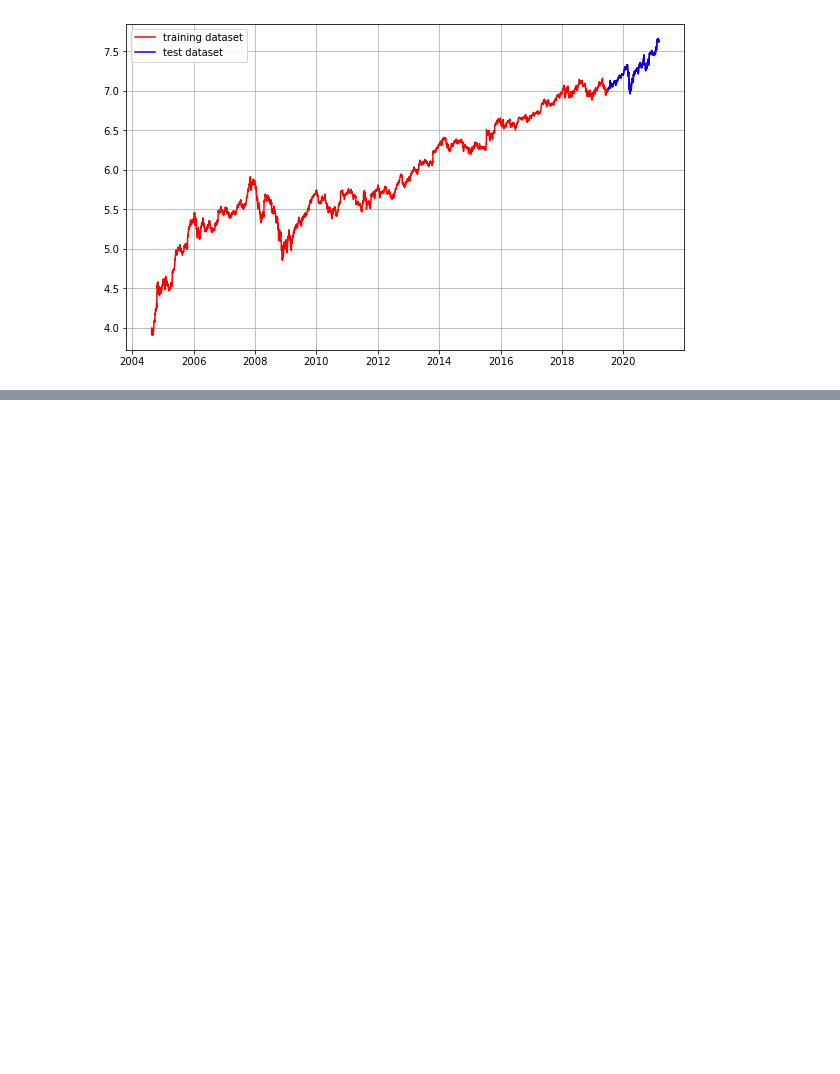
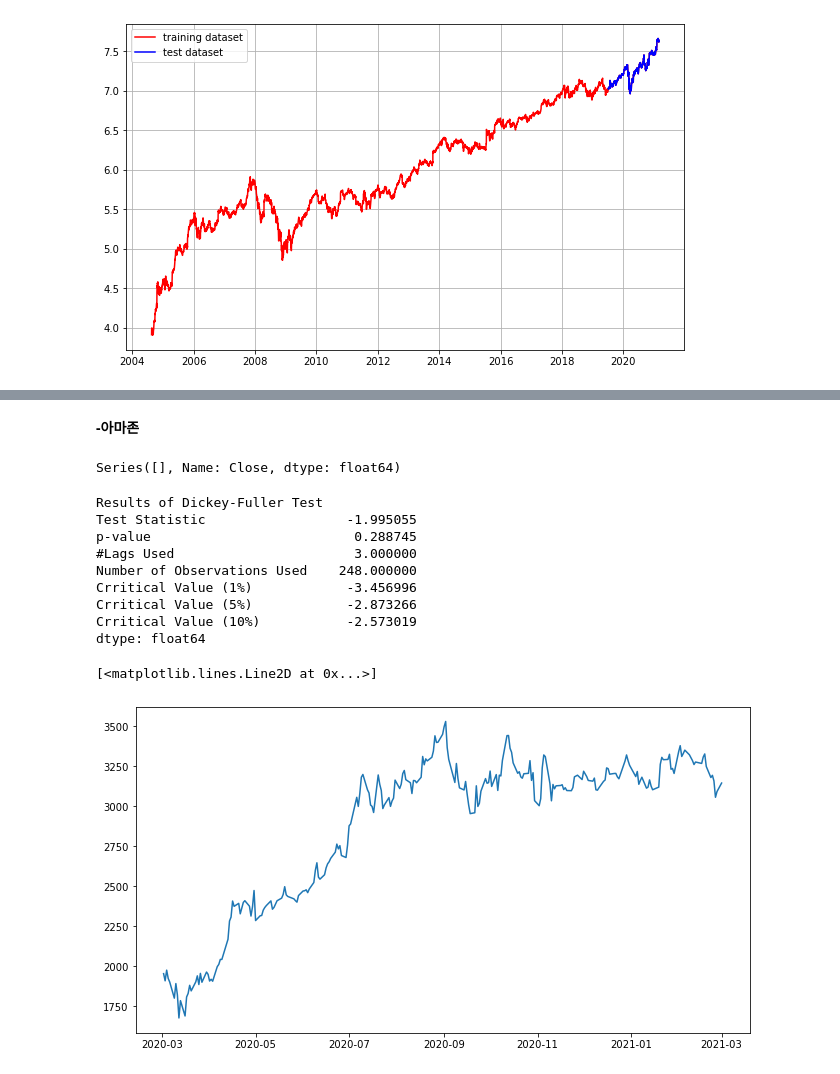
Before and after one commit to Ethan0625/I_need_more_time, a Jupyter notebook: Project/13.Stock_Prediction/Stock_Prediction.ipynb, the cells around one changed output, grey strips where cells are left out. Drawn from its saved outputs; the diff is of its cells as text; code cells hidden in the pictures; blank space fills up the shorter version.

Commit message:
stock

```diff
--- a/Project/13.Stock_Prediction/Stock_Prediction.ipynb
+++ b/Project/13.Stock_Prediction/Stock_Prediction.ipynb
@@ -690,3 +690,29 @@ MSE:  31001.109386522035
 MAE:  132.82920717001605
 RMSE:  176.07131903442433
 MAPE: 8.47%
+# %% [markdown]
+**-아마존**
+# %%
+amz_filepath = os.getenv('HOME') + '/aiffel/stock_prediction/data/AMZN.csv'
+amz_df = pd.read_csv(amz_filepath, index_col='Date', parse_dates=True)
+amz_ts = amz_df['Close']
+# %%
+amz_ts=amz_ts.interpolate(method='time')
+amz_ts[amz_ts.isna()]
+# %% [output]
+Series([], Name: Close, dtype: float64)
+# %%
+augmented_dickey_fuller_test(amz_ts)
+plt.plot(amz_ts)
+# %% [output]
+Results of Dickey-Fuller Test
+Test Statistic                  -1.995055
+p-value                          0.288745
+#Lags Used                       3.000000
+Number of Observations Used    248.000000
+Crritical Value (1%)            -3.456996
+Crritical Value (5%)            -2.873266
+Crritical Value (10%)           -2.573019
+dtype: float64
+[<matplotlib.lines.Line2D at 0x...>]
+[figure, added]
```
Also changed, not shown: parts of 20 cells of this notebook.
